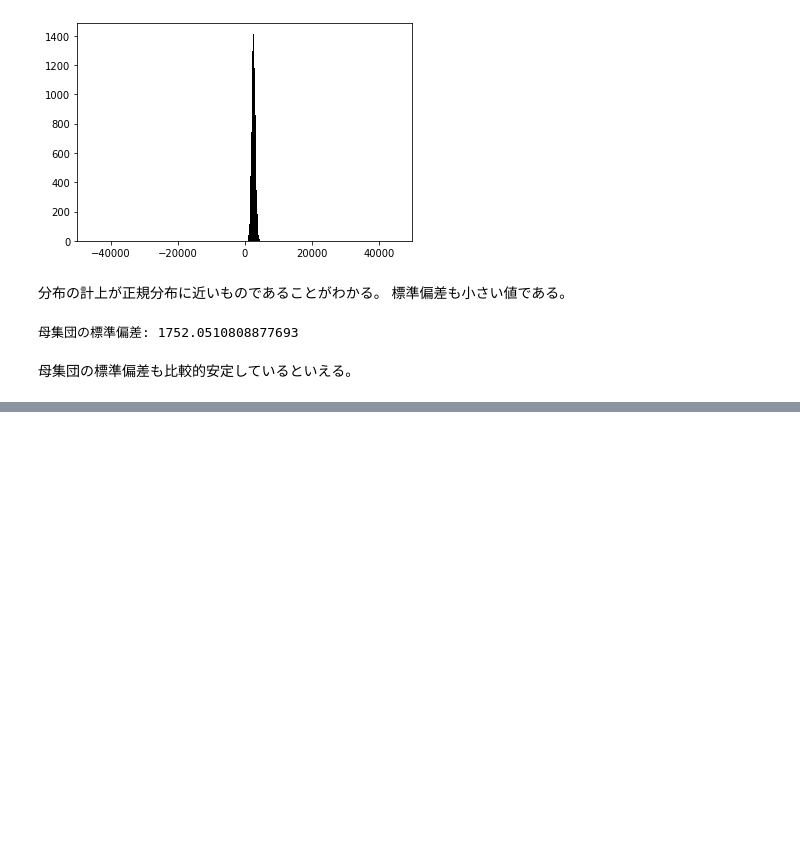
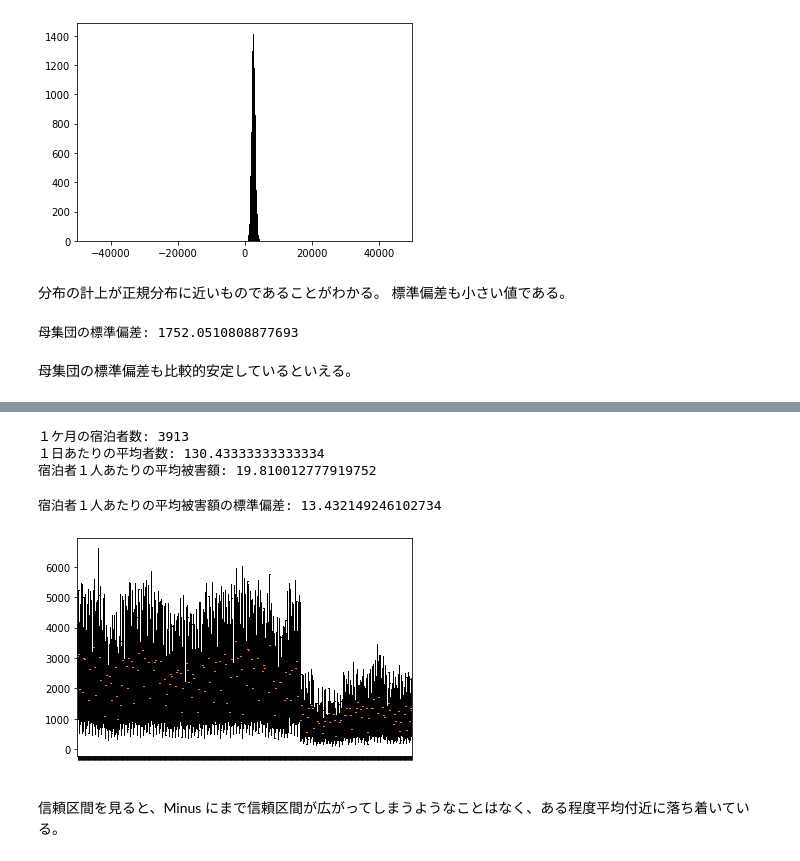
Before and after one commit to 1024xx4/math_programing_for_ai_and_ds, a Jupyter notebook: number_of_required_data.ipynb, the cells around one changed output, grey strips where cells are left out. Saved outputs shown, nothing was run; the diff lists cells and outputs as text; code cells hidden in the pictures; blank space fills up the shorter version.

```diff
--- a/number_of_required_data.ipynb
+++ b/number_of_required_data.ipynb
@@ -624,0 +628,54 @@ print('母集団の標準偏差:', org_std)
+# %%
+# 宿泊者１人あたりの平均被害額を算出する
+
+# １日あたりの被害額の平均値を設定
+theft_per_day = x_trial_ave
+
+# 宿泊Data 読み込み
+df_info = pd.read_csv('data/accomodation_info.csv', index_col=0, parse_dates=[0])
+
+# １日あたりの宿泊者数の抽出
+x = df_info.resample('D').count()
+df_num = x.iloc[:, 0]
+
+# １ケ月分の宿泊者数を抽出
+target_data = dt.datetime(2018, 11, 30)
+df_num_201811 = df_num[df_num.index <= target_data]
+print('１ケ月の宿泊者数:', sum(df_num_201811))
+
+# １ケ月分の宿泊者数から１日あたりの平均宿泊者数を計算
+num_per_day = sum(df_num_201811) / len(df_num_201811)
+print('１日あたりの平均者数:', num_per_day)
+
+# 宿泊者１人あたりの平均被害総額
+theft_per_person = theft_per_day / num_per_day
+print('宿泊者１人あたりの平均被害額:', theft_per_person)
+# %% [output]
+１ケ月の宿泊者数: 3913
+１日あたりの平均者数: 130.43333333333334
+宿泊者１人あたりの平均被害額: 19.810012777919752
+# %%
+# ２年間の被害総額と被害額の推移を推定する
+
+# 標準偏差の設定
+theft_std_per_day = int(org_std)
+theft_std_per_person = theft_std_per_day / num_per_day
+print('宿泊者１人あたりの平均被害額の標準偏差:', theft_std_per_person)
+
+# 信頼区間の設定
+list_estimated_theft = []
+for i in range(len(df_num)):
+    temp_ave = df_num.iloc[i] * theft_per_person
+    temp_std = df_num.iloc[i] * theft_std_per_person
+    temp = [temp_ave - temp_std, temp_ave, temp_ave + temp_std]
+    list_estimated_theft.append(temp)
+
+# 描画
+plt.boxplot(list_estimated_theft)
+plt.xticks(color='None')
+plt.show()
+# %% [output]
+宿泊者１人あたりの平均被害額の標準偏差: 13.432149246102734
+[figure, added]
+# %% [markdown]
+信頼区間を見ると、Minus にまで信頼区間が広がってしまうようなことはなく、ある程度平均付近に落ち着いている。
```
Also changed, not shown: parts of 1 cell of this notebook.
